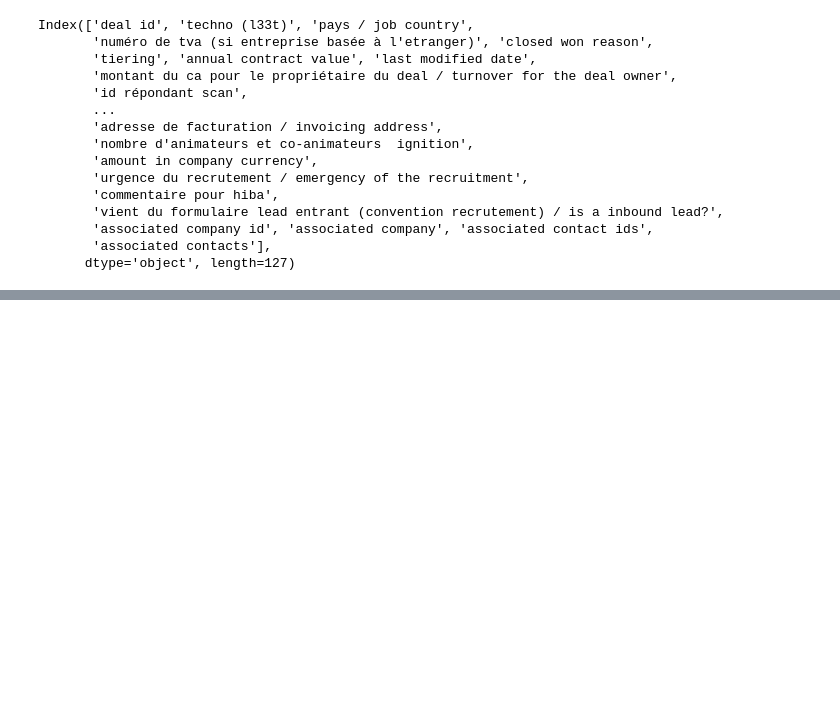
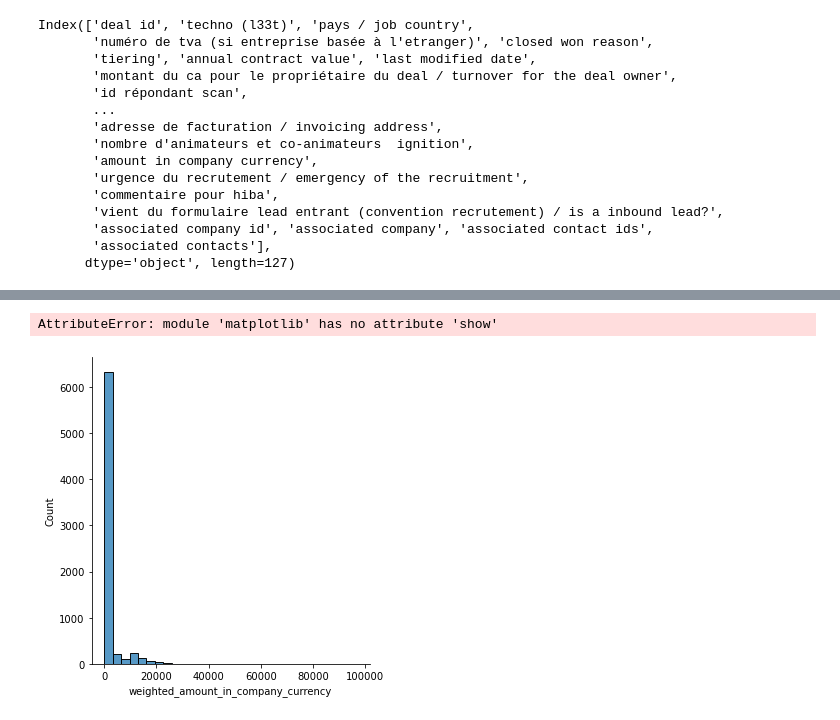
Before and after one commit to audedef/crm_project_ironhack, a Jupyter notebook: cleaning_deals.ipynb, the cells around one changed output, grey strips where cells are left out. Drawn from its saved outputs; the diff is of its cells as text; code cells hidden in the pictures; blank space fills up the shorter version.

```diff
--- a/cleaning_deals.ipynb
+++ b/cleaning_deals.ipynb
@@ -93,0 +500,6 @@ re.findall(pattern, text)
+# %%
+sns.displot(crm_deals['weighted_amount_in_company_currency'], bins = 30)
+plt.show()
+# %% [output]
+AttributeError: module 'matplotlib' has no attribute 'show'
+[figure, added]
```
Also changed, not shown: parts of 74 cells of this notebook.
